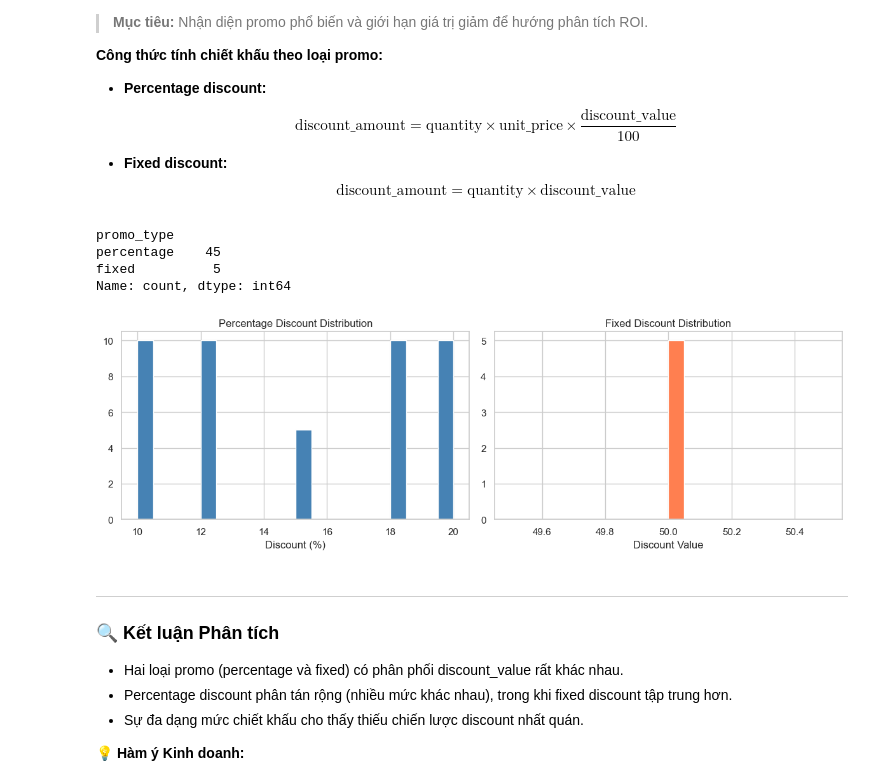
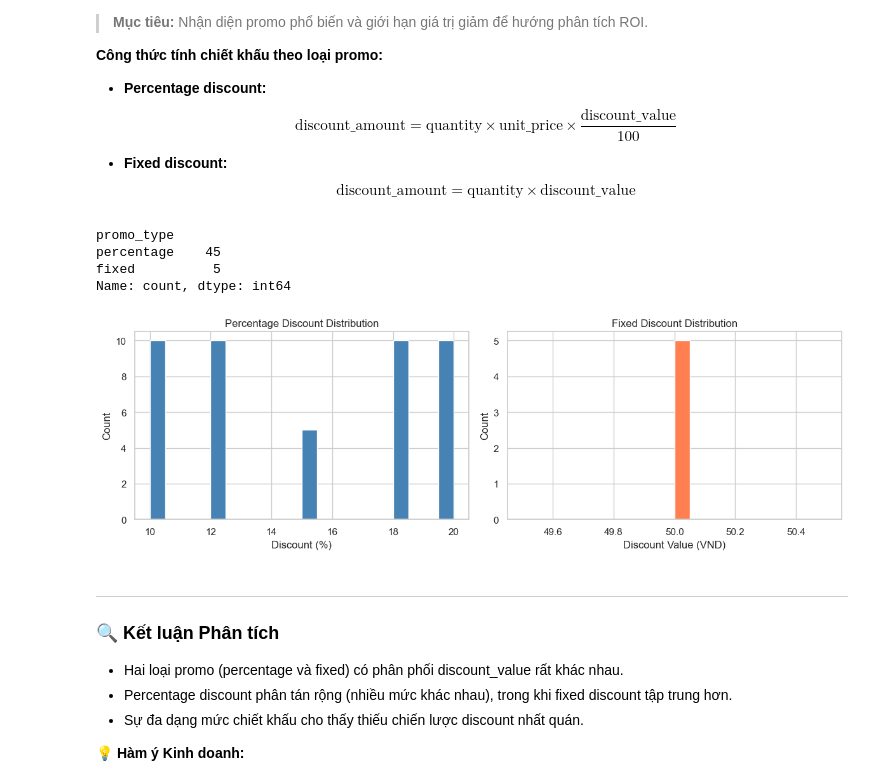
Before and after one commit to vinhnguyen161006/Datathon2026-Vietnamese-ECommerce-Forecasting, a Jupyter notebook: notebooks/04_eda_promotion.ipynb, the cells around one changed output. Drawn from its saved outputs; the diff is of its cells as text; code cells hidden in the pictures.

```diff
--- a/notebooks/04_eda_promotion.ipynb
+++ b/notebooks/04_eda_promotion.ipynb
@@ -53,18 +68,18 @@ $$\text{discount\_amount} = \text{quantity} \times \text{discount\_value}$$
 # %%
 print(promos['promo_type'].value_counts())
 fig, axes = plt.subplots(1, 2, figsize=(12, 4))
 promos[promos['promo_type']=='percentage']['discount_value'].hist(ax=axes[0], bins=20, color='steelblue')
-axes[0].set_title('Percentage Discount Distribution'); axes[0].set_xlabel('Discount (%)')
+axes[0].set_title('Percentage Discount Distribution'); axes[0].set_xlabel('Discount (%)'); axes[0].set_ylabel('Count')
 promos[promos['promo_type']=='fixed']['discount_value'].hist(ax=axes[1], bins=20, color='coral')
-axes[1].set_title('Fixed Discount Distribution'); axes[1].set_xlabel('Discount Value')
+axes[1].set_title('Fixed Discount Distribution'); axes[1].set_xlabel('Discount Value (VND)'); axes[1].set_ylabel('Count')
 plt.tight_layout()
 plt.show()
 # %% [output]
 promo_type
 percentage    45
 fixed          5
 Name: count, dtype: int64
-[figure, old version]
+[figure, new version]
 # %% [markdown]
 ---
 
```
Also changed, not shown: parts of 3 cells of this notebook, 22 other files.
